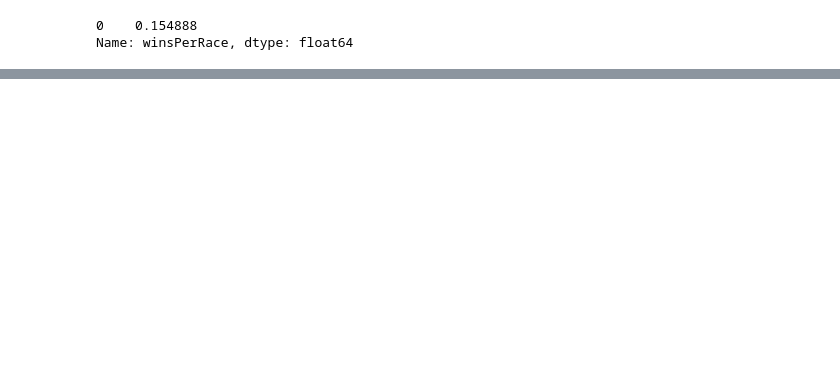
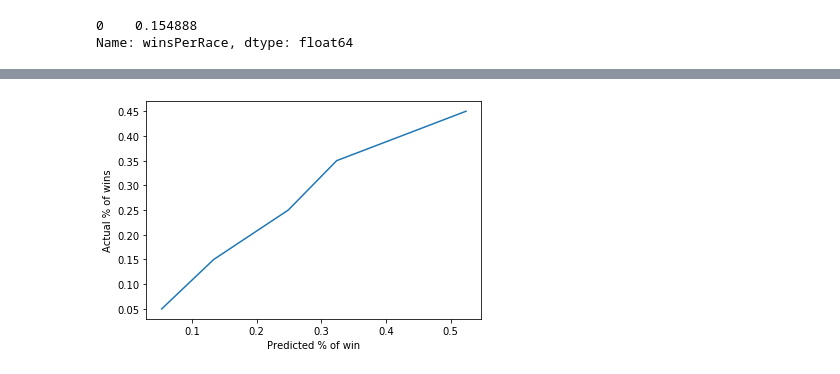
Before and after one commit to ThreeHorsemen/TrottingAnalyzer, a Jupyter notebook: win_predictor.ipynb, the cells around one changed output, grey strips where cells are left out. Drawn from its saved outputs; the diff is of its cells as text; code cells hidden in the pictures; blank space fills up the shorter version.

```diff
--- a/win_predictor.ipynb
+++ b/win_predictor.ipynb
@@ -130,3 +231,9 @@ print(y_test.values[0])
+# %%
+volt_plot_df = pd.DataFrame({'Actual % of wins' : volt_percentages, 'Predicted % of win': volt_scores})
+ax = sns.lineplot(x='Predicted % of win', y='Actual % of wins', data=volt_plot_df)
+ax.get_figure().savefig("volt_start_score.png")
+# %% [output]
+[figure, added]
 # %%
 x = 0
 accurate = 0
```
Also changed, not shown: parts of 40 cells of this notebook, 3 other files.
